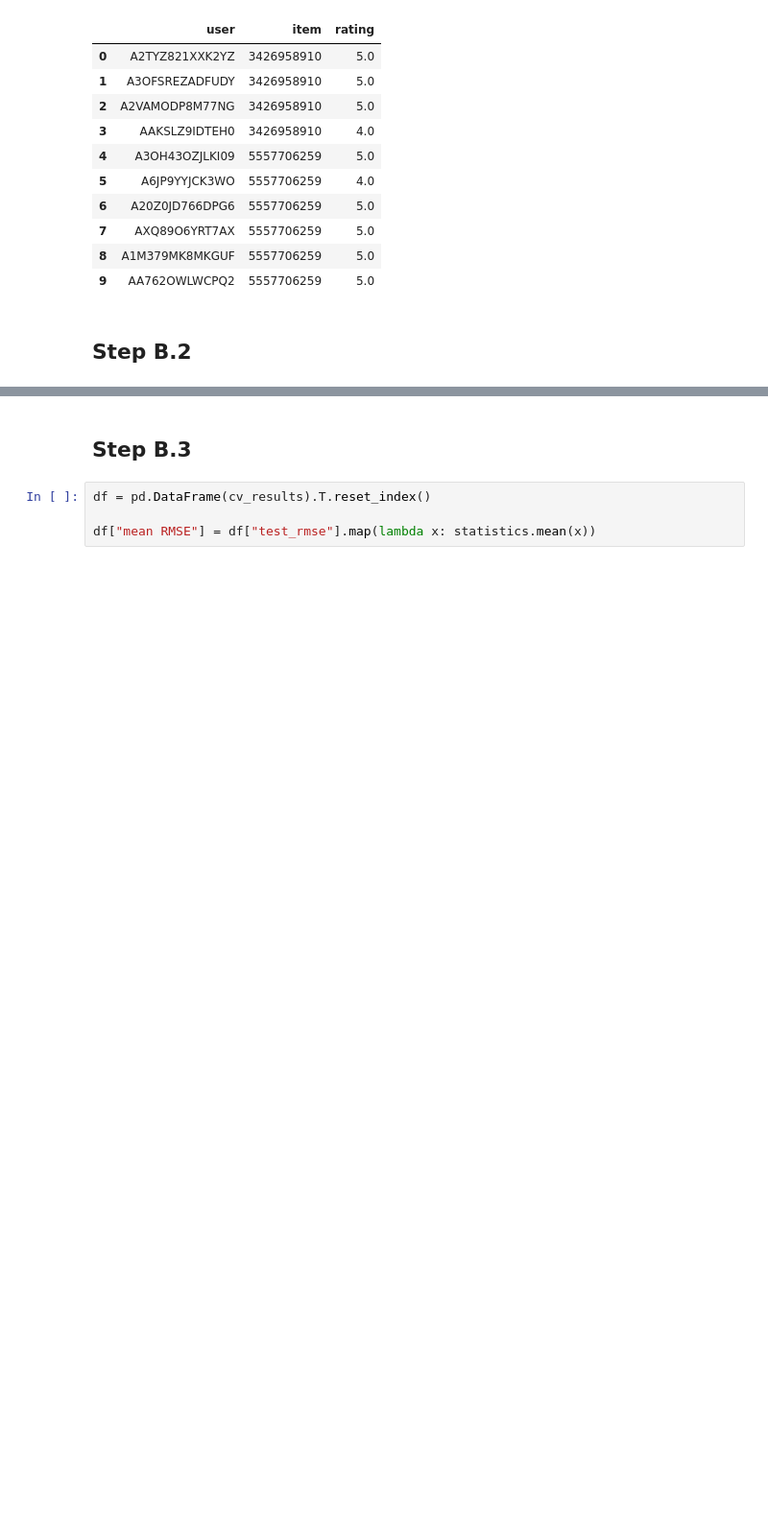
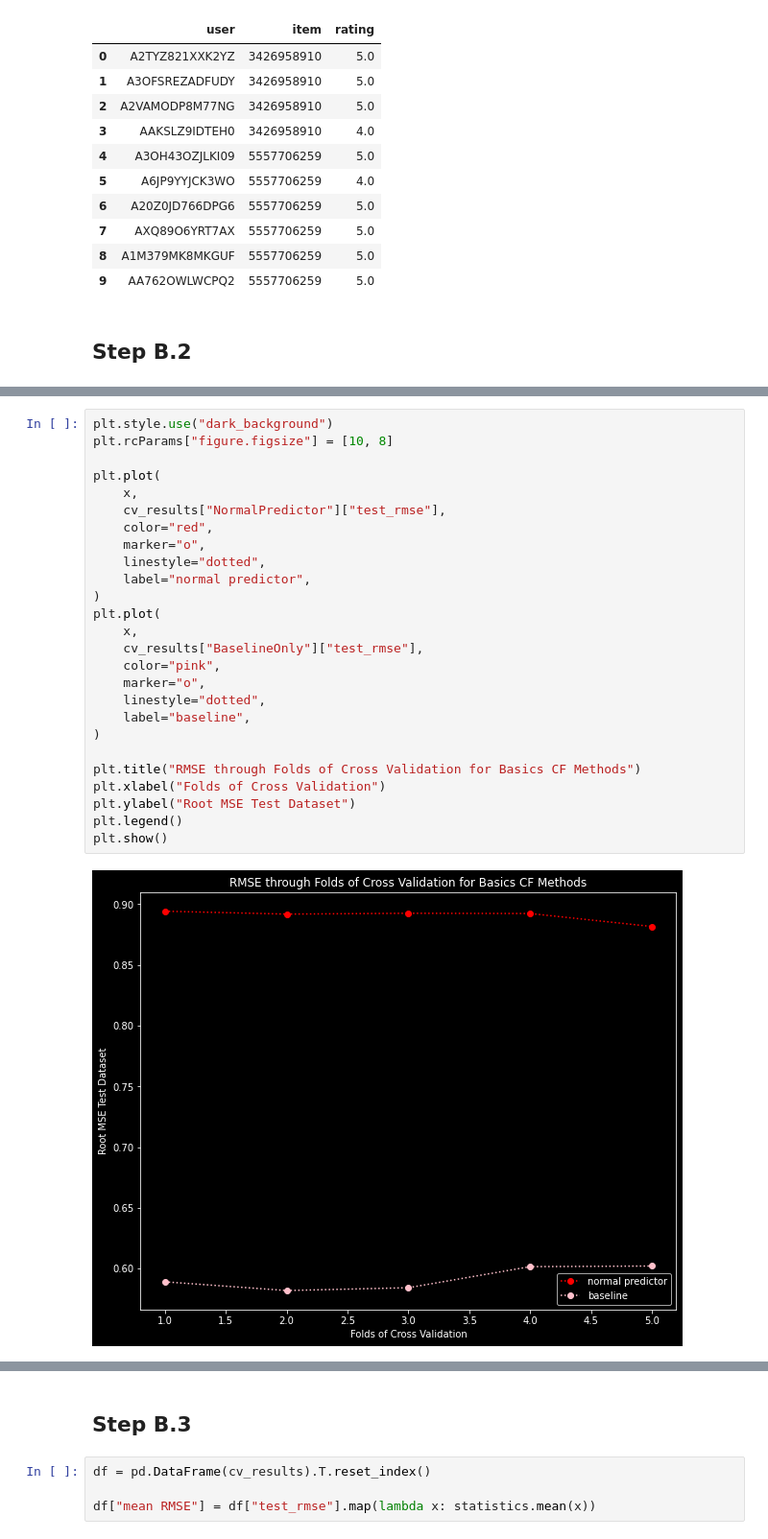
Before and after one commit to ilias-ant/recommender-systems, a Jupyter notebook: collab-filtering-RS.ipynb, the cells around one changed output, grey strips where cells are left out. Shown at 96% size. Cells and saved outputs as stored; diff of their text form; blank space fills up the shorter version.

```diff
--- a/collab-filtering-RS.ipynb
+++ b/collab-filtering-RS.ipynb
@@ -125,3 +140,31 @@ Test time         0.08    0.09    0.08    0.09    0.16    0.10    0.03
+# %%
+plt.style.use("dark_background")
+plt.rcParams["figure.figsize"] = [10, 8]
+
+plt.plot(
+    x,
+    cv_results["NormalPredictor"]["test_rmse"],
+    color="red",
+    marker="o",
+    linestyle="dotted",
+    label="normal predictor",
+)
+plt.plot(
+    x,
+    cv_results["BaselineOnly"]["test_rmse"],
+    color="pink",
+    marker="o",
+    linestyle="dotted",
+    label="baseline",
+)
+
+plt.title("RMSE through Folds of Cross Validation for Basics CF Methods")
+plt.xlabel("Folds of Cross Validation")
+plt.ylabel("Root MSE Test Dataset")
+plt.legend()
+plt.show()
+# %% [output]
+[figure, added]
 # %%
 """
 A basic item-item collaborative filtering algorithm.
```
Also changed, not shown: parts of 25 cells of this notebook.
